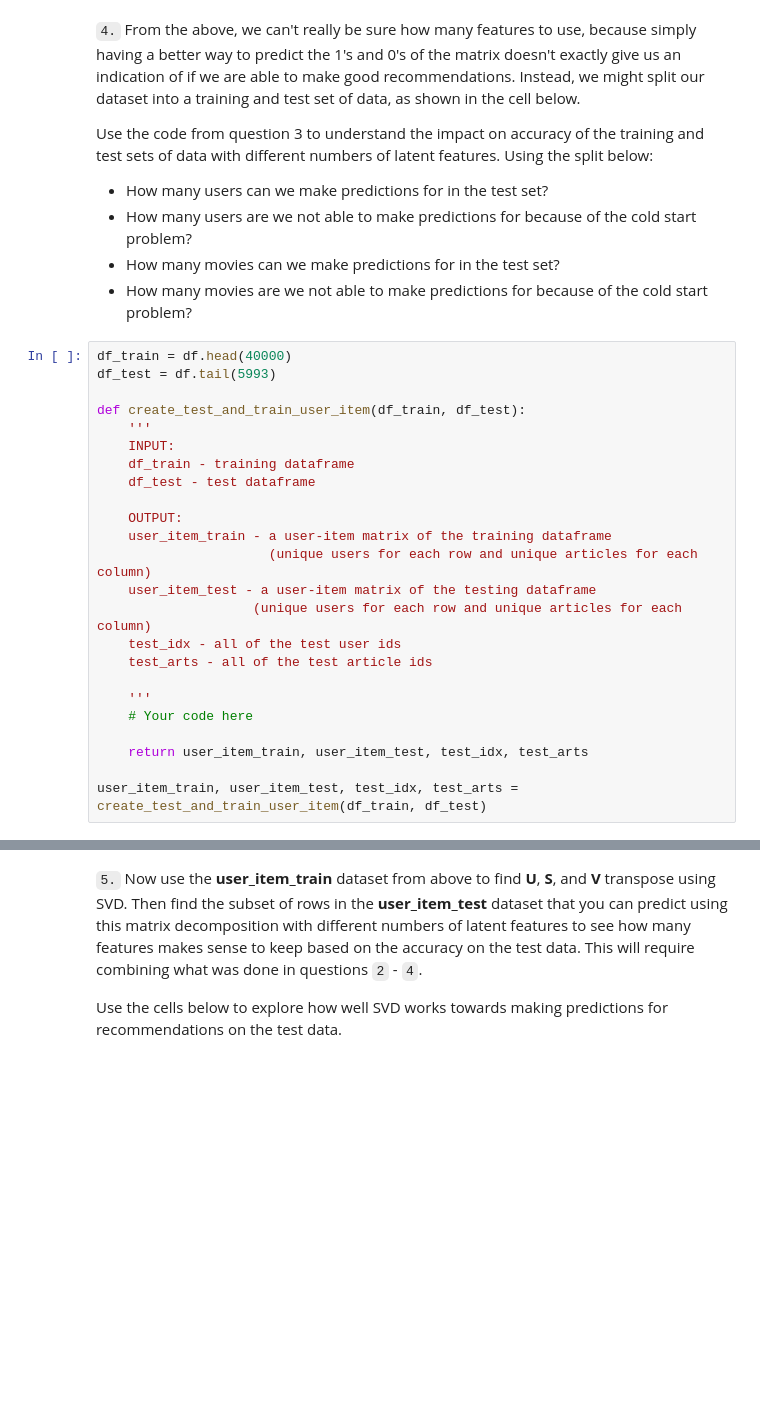
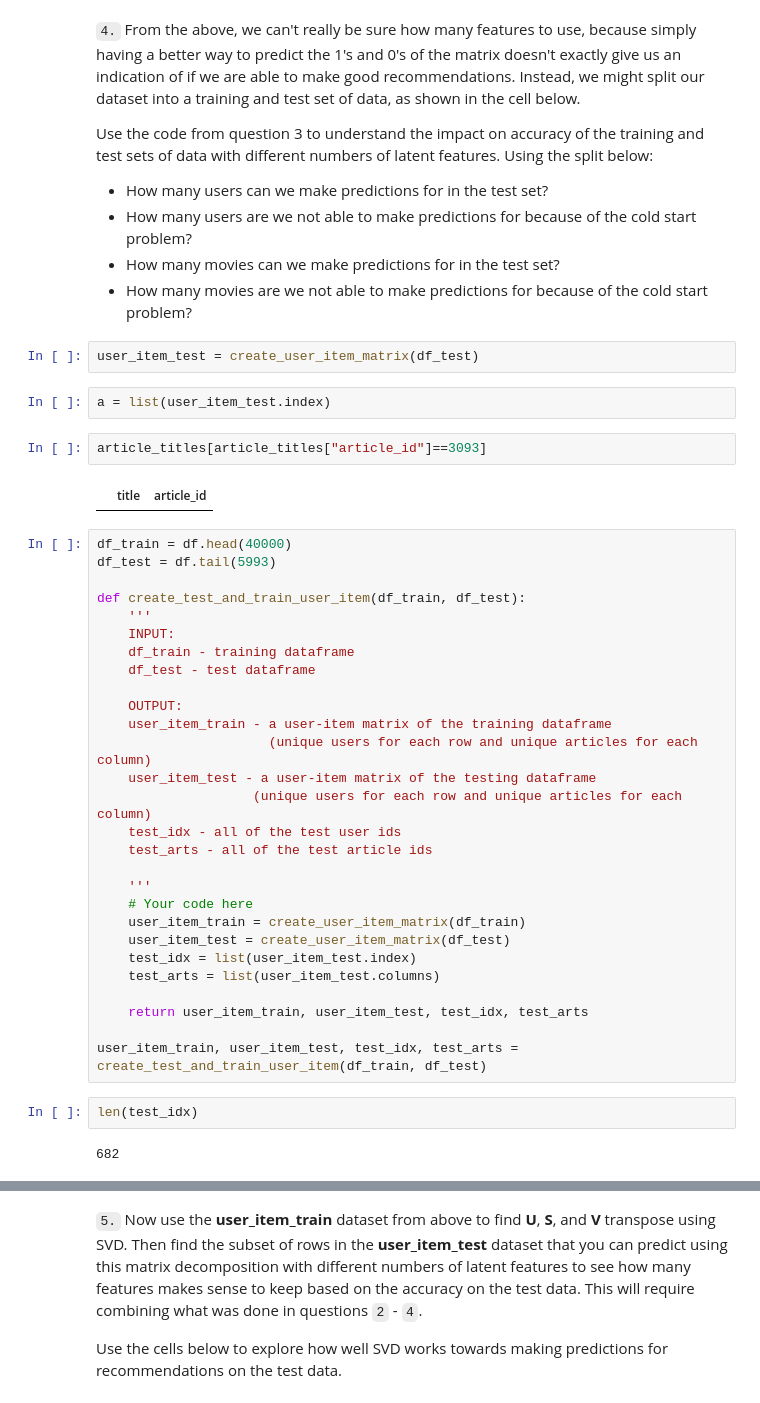
Before and after one commit to tbemsi/RecommendationSystems, a Jupyter notebook: Recommendations_with_IBM.ipynb, the cells around one changed output, grey strips where cells are left out. Saved outputs shown, nothing was run; the diff lists cells and outputs as text; blank space fills up the shorter version.

```diff
--- a/Recommendations_with_IBM.ipynb
+++ b/Recommendations_with_IBM.ipynb
@@ -686,6 +695,14 @@ Use the code from question 3 to understand the impact on accuracy of the trainin
 * How many users are we not able to make predictions for because of the cold start problem?
 * How many movies can we make predictions for in the test set?
 * How many movies are we not able to make predictions for because of the cold start problem?
+# %%
+user_item_test = create_user_item_matrix(df_test)
+# %%
+a = list(user_item_test.index)
+# %%
+article_titles[article_titles["article_id"]==3093]
+# %% [output]
+|  | title | article_id |
 # %%
 df_train = df.head(40000)
 df_test = df.tail(5993)
@@ -706,7 +723,15 @@ def create_test_and_train_user_item(df_train, df_test):
 
     '''
     # Your code here
+    user_item_train = create_user_item_matrix(df_train)
+    user_item_test = create_user_item_matrix(df_test)
+    test_idx = list(user_item_test.index)
+    test_arts = list(user_item_test.columns)
 
     return user_item_train, user_item_test, test_idx, test_arts
 
 user_item_train, user_item_test, test_idx, test_arts = create_test_and_train_user_item(df_train, df_test)
+# %%
+len(test_idx)
+# %% [output]
+682
```
Also changed, not shown: parts of 33 cells of this notebook.
